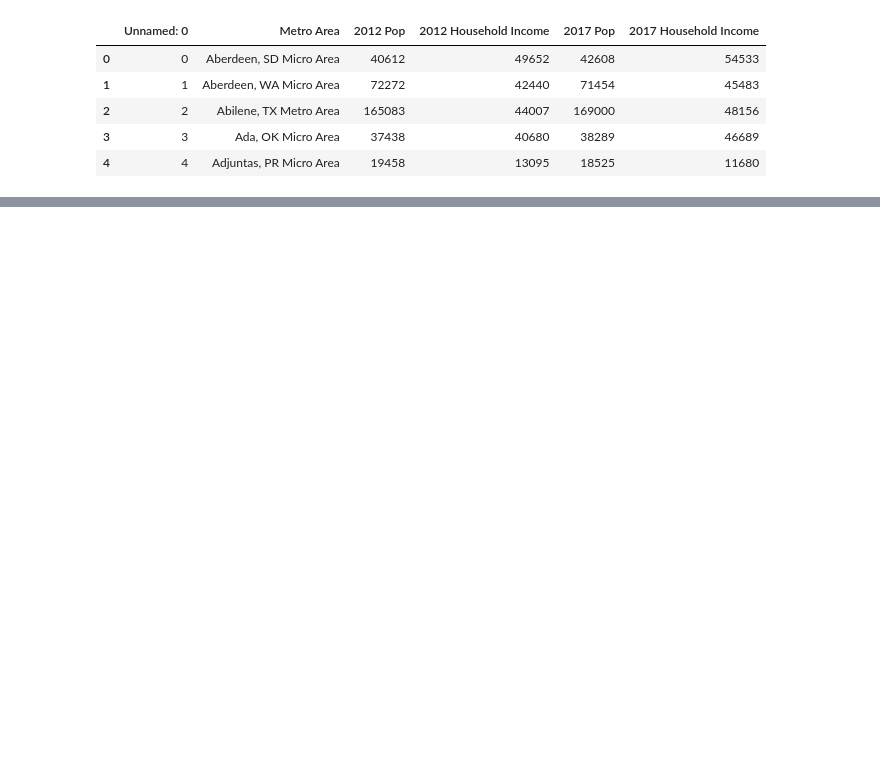
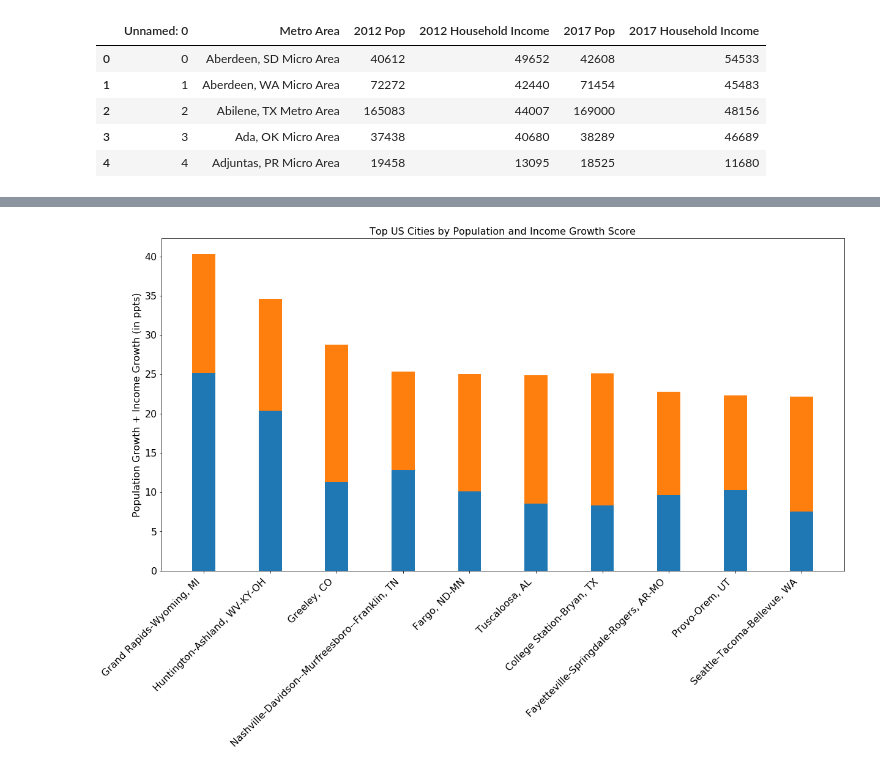
Before and after one commit to woodfin8/ProjectOne, a Jupyter notebook: Top_cities_rank.ipynb, the cells around one changed output, grey strips where cells are left out. Drawn from its saved outputs; the diff is of its cells as text; code cells hidden in the pictures; blank space fills up the shorter version.

```diff
--- a/Top_cities_rank.ipynb
+++ b/Top_cities_rank.ipynb
@@ -78,0 +76,25 @@ New_df.head()
+# %%
+plt.figure(figsize=(20,10))
+
+N = 10
+
+
+popRank = New_df.iloc[0:10,7]
+incRank = New_df.iloc[0:10,8]
+
+
+ind = np.arange(N)
+width = 0.35
+
+p1 = plt.bar(ind, popRank, width)
+p2 = plt.bar(ind, incRank, width, bottom=popRank)
+
+plt.ylabel('Population Growth + Income Growth (in ppts)', fontsize = 16)
+plt.title('Top US Cities by Population and Income Growth Score', fontsize = 16)
+plt.yticks(fontsize=16)
+plt.xticks(ind, New_df.iloc[0:10,0], rotation = 45, fontsize = 16, ha="right")
+
+
+plt.show()
+# %% [output]
+[figure, added]
```
Also changed, not shown: parts of 2 cells of this notebook, 1 other file.
